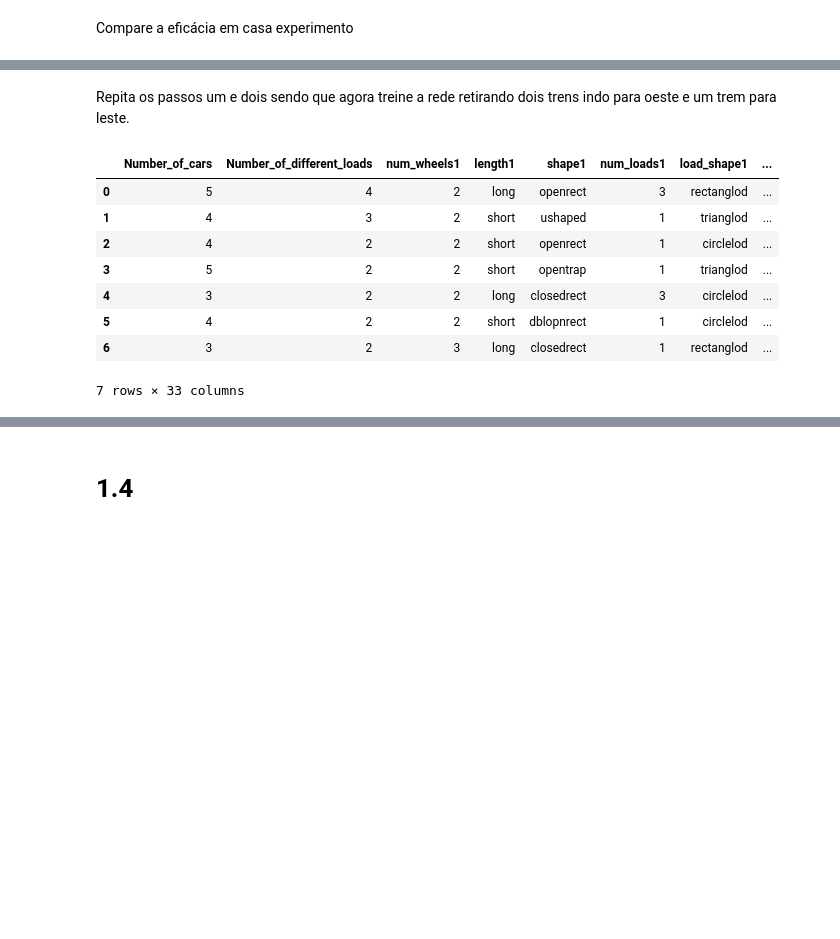
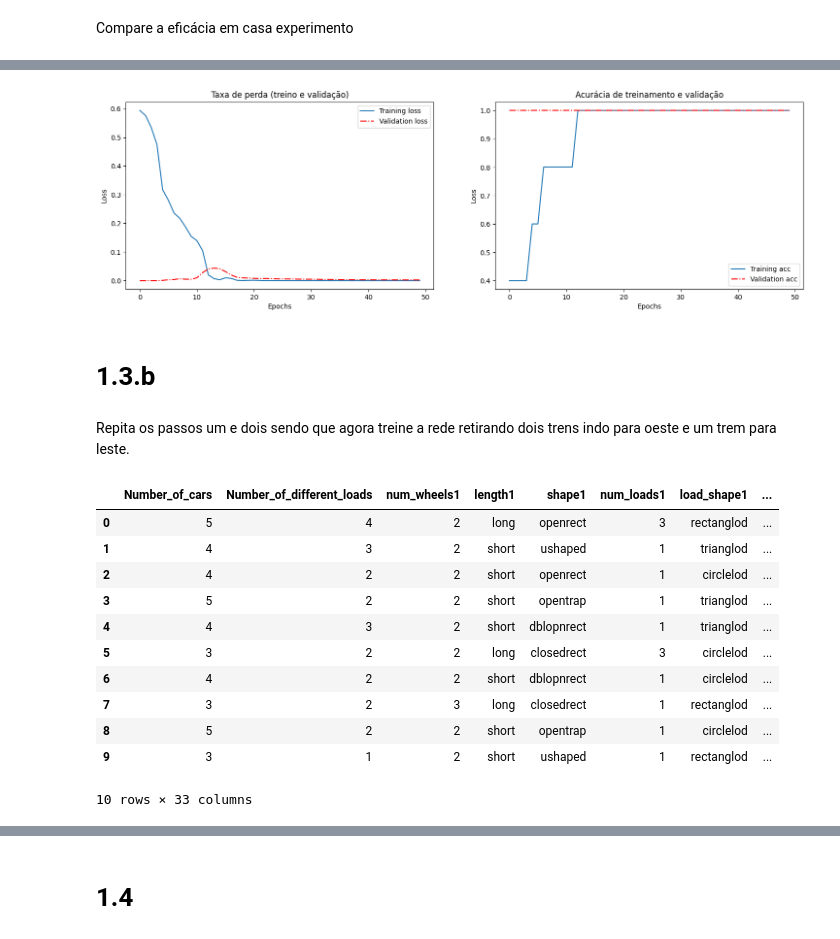
Before and after one commit to Maaacs/IA, a Jupyter notebook: IA.ipynb, the cells around one changed output, grey strips where cells are left out. Cells and saved outputs as stored; diff of their text form; code cells hidden in the pictures; blank space fills up the shorter version.

```diff
--- a/IA.ipynb
+++ b/IA.ipynb
@@ -827,0 +899,4 @@ Compare	a eficácia em casa experimento
+# %%
+#Necessario realizar o reshape para que o objeto possa ser transposto para tensor
+x = np.asarray(X_train).astype('float32')
+x
@@ -827,0 +921,7 @@ Compare	a eficácia em casa experimento
+# %%
+X_train, X_test, Y_train, Y_test = train_test_split(x, y_train, test_size=0.2,random_state=42)
+#criando modelo de rede neural
+network = models.Sequential()
+network.add(layers.Dense(36, activation='relu', input_shape=(32,)))
+network.add(layers.Dense(1, activation='tanh'))
+network.summary()
@@ -827,0 +942,8 @@ Compare	a eficácia em casa experimento
+# %%
+#treina o modelo e compila
+optimizer = tf.keras.optimizers.Adam(learning_rate=0.001)
+network.compile(
+                optimizer=optimizer,
+                loss='mse',
+                metrics=['accuracy'])
+H = network.fit(X_train, Y_train, epochs=50,validation_data =(X_test,Y_test),batch_size=1)
@@ -828,7 +968,37 @@ Compare	a eficácia em casa experimento
+# %%
+# Plotar o gŕafico
+import matplotlib.pyplot as plt
+acc = H.history['accuracy']
+val_acc = H.history['val_accuracy']
+epochs = range(0, 50)
+loss = H.history['loss']
+val_loss = H.history['val_loss']
+plt.figure(figsize=(18,5))
+plt.subplot(1,2,1)
+plt.plot(epochs, loss, label='Training loss')
+plt.plot(epochs, val_loss, '-.r', label='Validation loss')
+plt.title('Taxa de perda (treino e validação)')
+plt.xlabel('Epochs')
+plt.ylabel('Loss')
+plt.legend()
+
+plt.subplot(1,2,2)
+plt.plot(epochs, acc, label='Training acc')
+plt.plot(epochs, val_acc, '-.r', label='Validation acc')
+plt.title('Acurácia de treinamento e validação')
+plt.xlabel('Epochs')
+plt.ylabel('Loss')
+plt.legend()
+
+plt.show()
+# %% [output]
+[figure, added]
+# %% [markdown]
+# 1.3.b
 # %% [markdown]
 Repita os passos um	e dois sendo que agora treine a	rede retirando dois	 trens indo	para oeste e um	trem para leste.
 # %%
-df = pd.read_csv('trains/trains-transformed-1.3.csv')
+df = pd.read_csv('trains/trains-transformed-1.3.b.csv')
 df
 # %% [output]
 |  | Number_of_cars | Number_of_different_loads | num_wheels1 | length1 | shape1 | num_loads1 | load_shape1 | ... |
@@ -836,10 +1006,13 @@ df
 | 1 | 4 | 3 | 2 | short | ushaped | 1 | trianglod | ... |
 | 2 | 4 | 2 | 2 | short | openrect | 1 | circlelod | ... |
 | 3 | 5 | 2 | 2 | short | opentrap | 1 | trianglod | ... |
-| 4 | 3 | 2 | 2 | long | closedrect | 3 | circlelod | ... |
-| 5 | 4 | 2 | 2 | short | dblopnrect | 1 | circlelod | ... |
-| 6 | 3 | 2 | 3 | long | closedrect | 1 | rectanglod | ... |
+| 4 | 4 | 3 | 2 | short | dblopnrect | 1 | trianglod | ... |
+| 5 | 3 | 2 | 2 | long | closedrect | 3 | circlelod | ... |
+| 6 | 4 | 2 | 2 | short | dblopnrect | 1 | circlelod | ... |
+| 7 | 3 | 2 | 3 | long | closedrect | 1 | rectanglod | ... |
+| 8 | 5 | 2 | 2 | short | opentrap | 1 | circlelod | ... |
+| 9 | 3 | 1 | 2 | short | ushaped | 1 | rectanglod | ... |
-7 rows × 33 columns
+10 rows × 33 columns
 # %%
 # Função para realizar as modificações da base
 str_att = {
```
Also changed, not shown: parts of 43 cells of this notebook, 4 other files.
